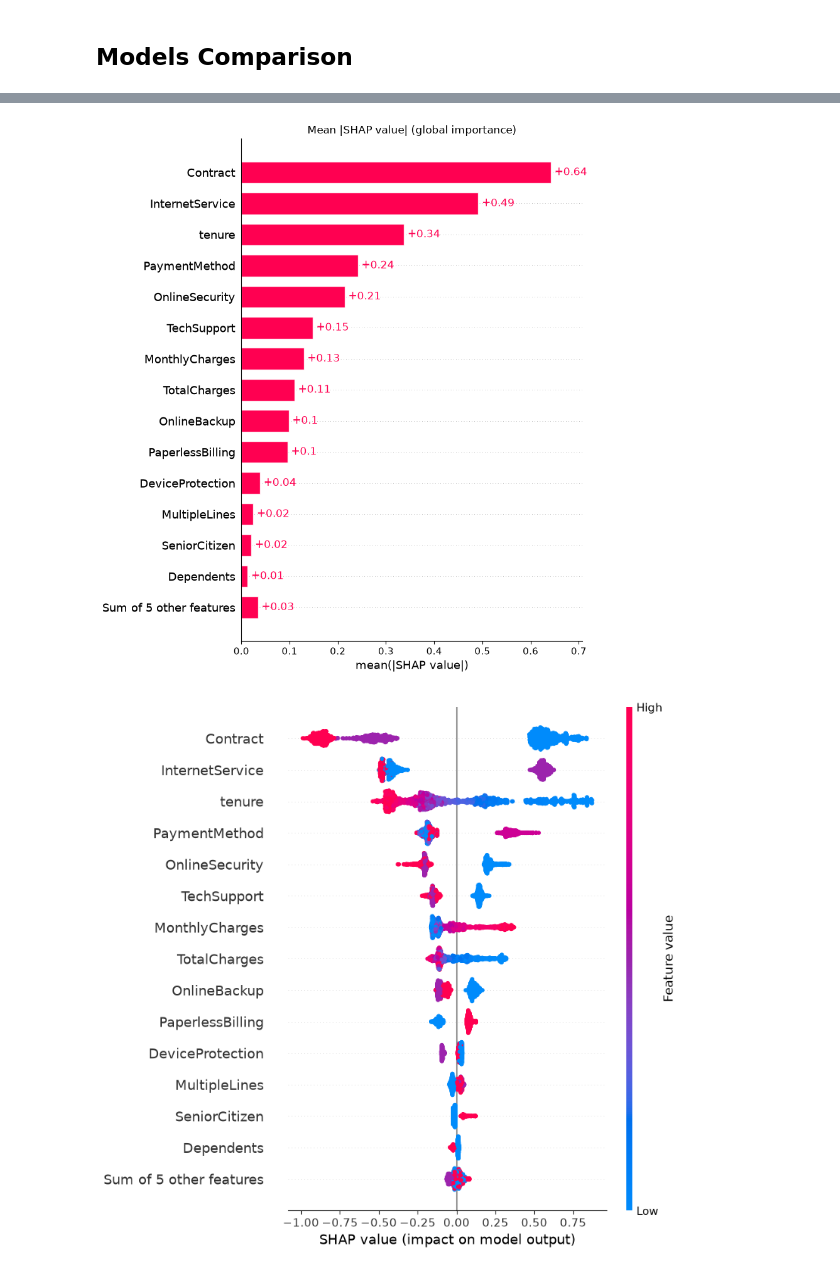
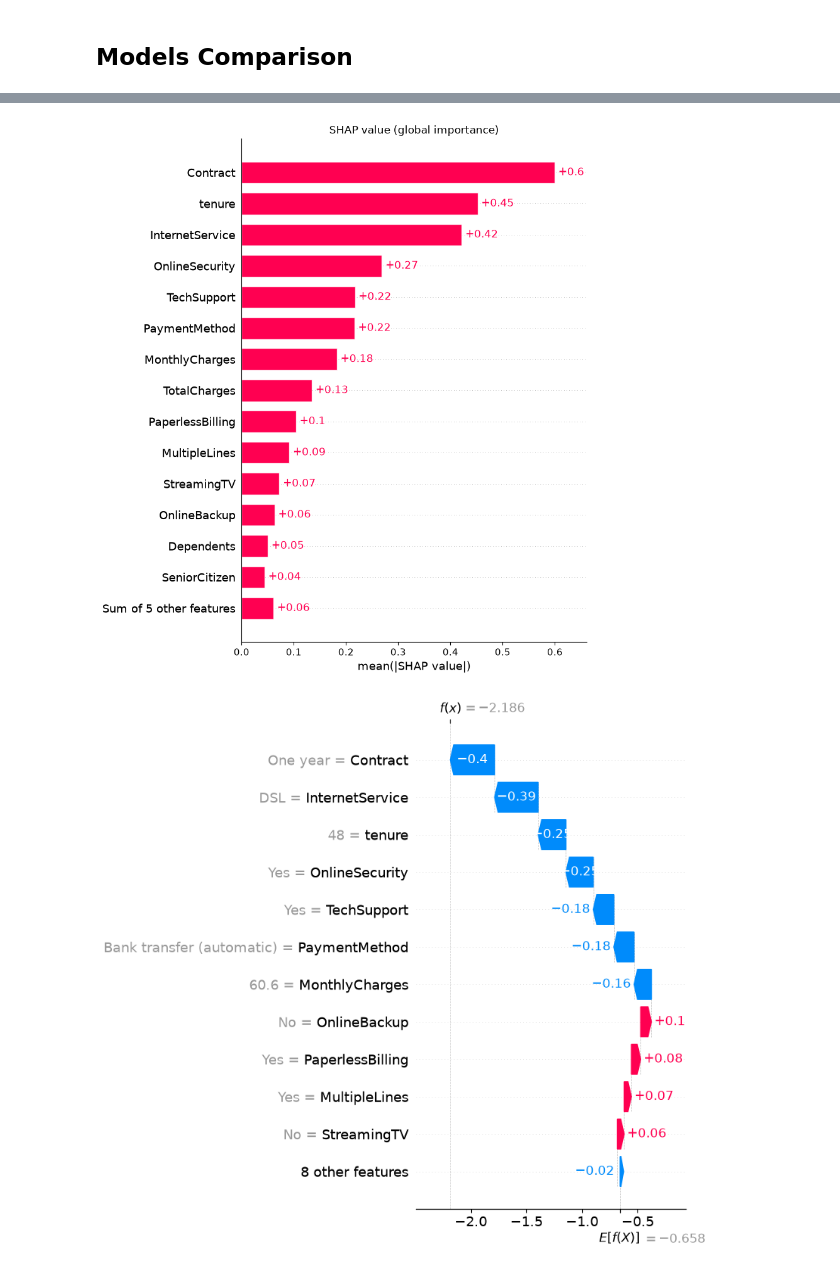
Before and after one commit to andrsma/Telco-Churn, a Jupyter notebook: notebooks/AI_Project_Beginner_Level.ipynb, the cells around one changed output, grey strips where cells are left out. Drawn from its saved outputs; the diff is of its cells as text; code cells hidden in the pictures.

```diff
--- a/notebooks/AI_Project_Beginner_Level.ipynb
+++ b/notebooks/AI_Project_Beginner_Level.ipynb
@@ -693,7 +719,6 @@ test_pool = Pool(X_test_dt, y_test_dt, cat_features=categorical)
 #Created a base model for grid_search
 base_model = CatBoostClassifier(
     eval_metric='PRAUC',
-    iterations=100,
     learning_rate=0.1,
     random_seed=3,
     logging_level='Silent',
@@ -839,44 +835,34 @@ The above figure show the top 10 features with most importance on the prediction
 # %%
 #SHAP Values
 import shap
-explainer = shap.TreeExplainer(final_model)
-shap_values = explainer.shap_values(test_pool)     # shape: (n_customers, n_features)
-base_value = explainer.expected_value              # model's average output (log-odds)
+explainer = shap.TreeExplainer(catboost)
+shap_values = explainer.shap_values(test_pool)
+base_value = explainer.expected_value
 
-# Two versions of the feature data:
-#  - raw: original values (strings like "Month-to-month"), good for labels
-#  - numeric: categories turned into integer codes, needed for beeswarm colouring
-X_numeric = X_test.copy()
+X_numeric = X_test_dt.copy()
 for col in categorical:
     X_numeric[col] = X_numeric[col].astype("category").cat.codes
 
 exp_raw = shap.Explanation(
-    values=shap_values, base_values=np.repeat(base_value, len(X_test)),
-    data=X_test.values, feature_names=list(X_test.columns),
+    values=shap_values, base_values=np.repeat(base_value, len(X_test_dt)),
+    data=X_test_dt.values, feature_names=list(X_test_dt.columns),
 )
-exp_num = shap.Explanation(
-    values=shap_values, base_values=np.repeat(base_value, len(X_test)),
-    data=X_numeric.values, feature_names=list(X_test.columns),
-)
-
 # Global importance
 # Average absolute SHAP value per feature.
 shap.plots.bar(exp_raw, max_display=15, show=False)
-plt.title("Mean |SHAP value| (global importance)")
-plt.tight_layout()
-plt.savefig("shap_bar.png", dpi=150)
-plt.show()
-
-# Beeswarm
-# One dot per customer per feature; colour = feature value (low to high).
-shap.plots.beeswarm(exp_num, max_display=15, show=False)
+plt.title("SHAP value (global importance)")
 plt.tight_layout()
 plt.show()
 
-# One customer
-# Why did the model give THIS customer its churn score?
+#No-Churn Customer
 i = 0
 shap.plots.waterfall(exp_raw[i], max_display=12, show=False)
 plt.tight_layout()
 plt.show()
+
+#Churn Customer
+i = 5
+shap.plots.waterfall(exp_raw[i], max_display=12, show=False)
+plt.tight_layout()
+plt.show()
 # %% [output]
@@ -892,2 +869,2 @@ task: <Task pending name='Task-1546' coro=<Kernel.shell_main() running at /Users
-[figure, old version]
+[figure, new version]
-[figure, old version]
+[figure, new version]
```
Also changed, not shown: parts of 30 cells of this notebook.
